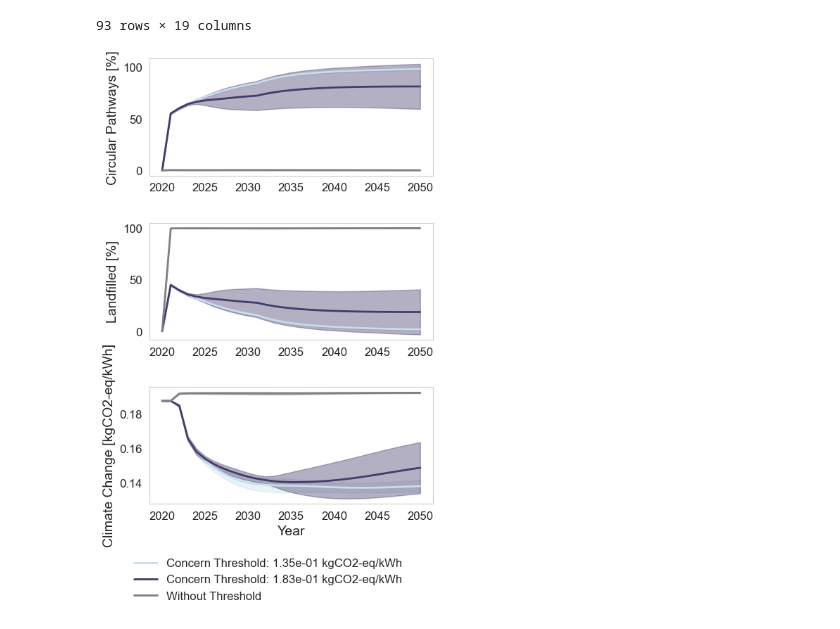
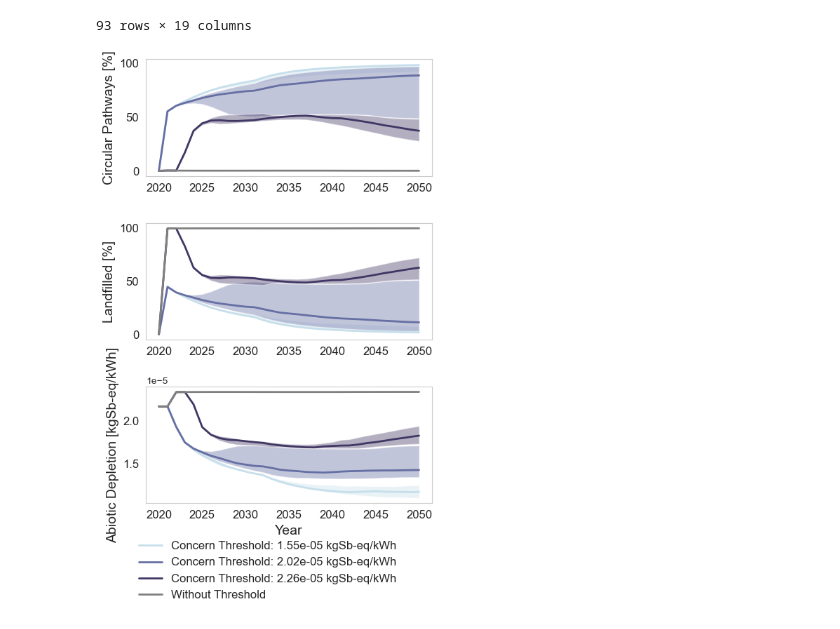
Before and after one commit to rivm-syso/PV-ABM-LCA, a Jupyter notebook: batch_visualize.ipynb, the cells around one changed output. Cells and saved outputs as stored; diff of their text form; code cells hidden in the pictures.

Commit message:
added figures

```diff
--- a/batch_visualize.ipynb
+++ b/batch_visualize.ipynb
@@ -2,7 +2,7 @@
 import seaborn as sns
 import matplotlib.pyplot as plt
 import pandas as pd
-USE=False
+USE=True
 # Set the impact category to be used
 if USE:
     folder = "Resources"
@@ -308,8 +368,10 @@ for n in range(10):
     # Flatten the MultiIndex columns
     df_agg.columns = ['_'.join(col).strip() if col[1] else col[0] for col in df_agg.columns.values]
 
-    # Calculate cumulative impact per year
+    # Calculate cumulative impact per year for different quantiles
+    df_agg['Cumulative impact_quantile_25'] = df_agg.groupby(['RunId', 'threshold_concern', 'threshold_indifference', 'negative_feedback', 'positive_feedback'])['Impact_<lambda_0>'].cumsum()
     df_agg['Cumulative impact_quantile_50'] = df_agg.groupby(['RunId', 'threshold_concern', 'threshold_indifference', 'negative_feedback', 'positive_feedback'])['Impact_<lambda_1>'].cumsum()
+    df_agg['Cumulative impact_quantile_75'] = df_agg.groupby(['RunId', 'threshold_concern', 'threshold_indifference', 'negative_feedback', 'positive_feedback'])['Impact_<lambda_2>'].cumsum()
 
     # Concatenate the DataFrame to the results_df
     results_df = pd.concat([results_df, df_agg], ignore_index=True)
@@ -898,9 +793,6 @@ import pandas as pd
 import seaborn as sns
 import matplotlib.pyplot as plt
 from matplotlib.lines import Line2D
-
-# Assuming results_df is already loaded and processed
-# results_df = pd.read_csv("path_to_your_results.csv")
 
 # Define the color palette
 color_palette = sns.color_palette("ch:s=.25,rot=-.25", as_cmap=True)
@@ -912,23 +804,22 @@ fig, axs = plt.subplots(3, 1, figsize=(5, 8))
 
 # Plot configurations
 plot_configs = [
-    {"y": "EoL - circular pathways_mean", "y_std": "EoL - circular pathways_std", "ylabel": "Circular Pathways [%]", "ax": axs[0]},
-    {"y": "EoL - landfilled_mean", "y_std": "EoL - landfilled_std","ylabel":"Landfilled [%]", "ax": axs[1]},
-    # {"y": "Cumulative impact_mean", "y_std": "Impact_std","xlabel": "Year", "ylabel": cumulative_impact, "ax": axs[2]},
-    {"y": "Impact count_mean", "y_std": "Impact count_std", "xlabel": "Year", "ylabel": impact_score, "ax": axs[2]},
+    {"y": "EoL - circular pathways_<lambda_1>", "y_25": "EoL - circular pathways_<lambda_0>", "y_75": "EoL - circular pathways_<lambda_2>", "ylabel": "Circular Pathways [%]", "ax": axs[0]},
+    {"y": "EoL - landfilled_<lambda_1>", "y_25": "EoL - landfilled_<lambda_0>", "y_75": "EoL - landfilled_<lambda_2>", "ylabel":"Landfilled [%]", "ax": axs[1]},
+    {"y": "Impact count_<lambda_1>", "y_25": "Impact count_<lambda_0>", "y_75": "Impact count_<lambda_2>", "xlabel": "Year", "ylabel": impact_score, "ax": axs[2]}
 ]
 
 # Normalize the threshold values
-unique_thresholds = np.sort(results_df['threshold_concern'].unique())
+thresholds = np.sort(results_df['threshold_concern'].unique())
+unique_thresholds = thresholds[[2 ,6, 8, 9]]
 norm = plt.Normalize(unique_thresholds.min(), unique_thresholds.max())
 
 # Create line plots with shaded areas for standard deviation
 for config in plot_configs:
-    for key, grp in results_df.groupby('threshold_concern'):
+    for key, grp in results_df[results_df["threshold_concern"].isin(unique_thresholds)].groupby('threshold_concern'):
         ax = config["ax"]
         x = grp['Year']
         y = grp[config["y"]]
-        y_std = grp[config["y_std"]]
 
         # Set color based on whether the threshold is the maximum
         if key == unique_thresholds.max():
@@ -937,7 +828,10 @@ for config in plot_configs:
             color = color_palette(norm(key))
 
         ax.plot(x, y, label=f'Threshold {key:.2e}', color=color, linewidth=2)
-        ax.fill_between(x, y - y_std, y + y_std, color=color, alpha=0.4)
+        if "y_25" in config and "y_75" in config:
+            y_25 = grp[config["y_25"]]
+            y_75 = grp[config["y_75"]]
+            ax.fill_between(x, y_25, y_75, color=color, alpha=0.4, edgecolor=None)
 
         ax.set(ylabel=config["ylabel"])
         if "xlabel" in config:
@@ -945,31 +839,31 @@ for config in plot_configs:
 
 # Remove grid
 for ax in axs.flat:
     ax.grid(False)
 
 # Increase font sizes for better visibility
 for ax in axs.flat:
     ax.title.set_fontsize(16)
     ax.xaxis.label.set_fontsize(14)
     ax.yaxis.label.set_fontsize(14)
     ax.tick_params(axis='both', which='major', labelsize=12)
 
 # Adjust layout with tight_layout and specified hspace and wspace
 fig.tight_layout()
 plt.subplots_adjust(hspace=0.4, wspace=0.25, bottom=0.19)
 
 # Create custom legend entries for each threshold
 legend_elements = [Line2D([0], [0], color=color_palette(norm(threshold)), lw=2, label=f'Concern Threshold: {threshold:.2e} {unit}')
                    for threshold in unique_thresholds if threshold != unique_thresholds.max()]
 legend_elements.append(Line2D([0], [0], color='grey', lw=2, label='Without Threshold'))
 
 # Add the custom legend to the figure
 fig.legend(handles=legend_elements, loc='lower center', fontsize=12, frameon=False, ncol=1)
 
 # Save the plot
 plt.savefig(f"results/{folder}/graphical_abstract.png", dpi=300)
 
 # Show the plot
 plt.show()
 # %% [output]
-[figure, old version]
+[figure, new version]
```
Also changed, not shown: parts of 15 cells of this notebook, 1 other file.
